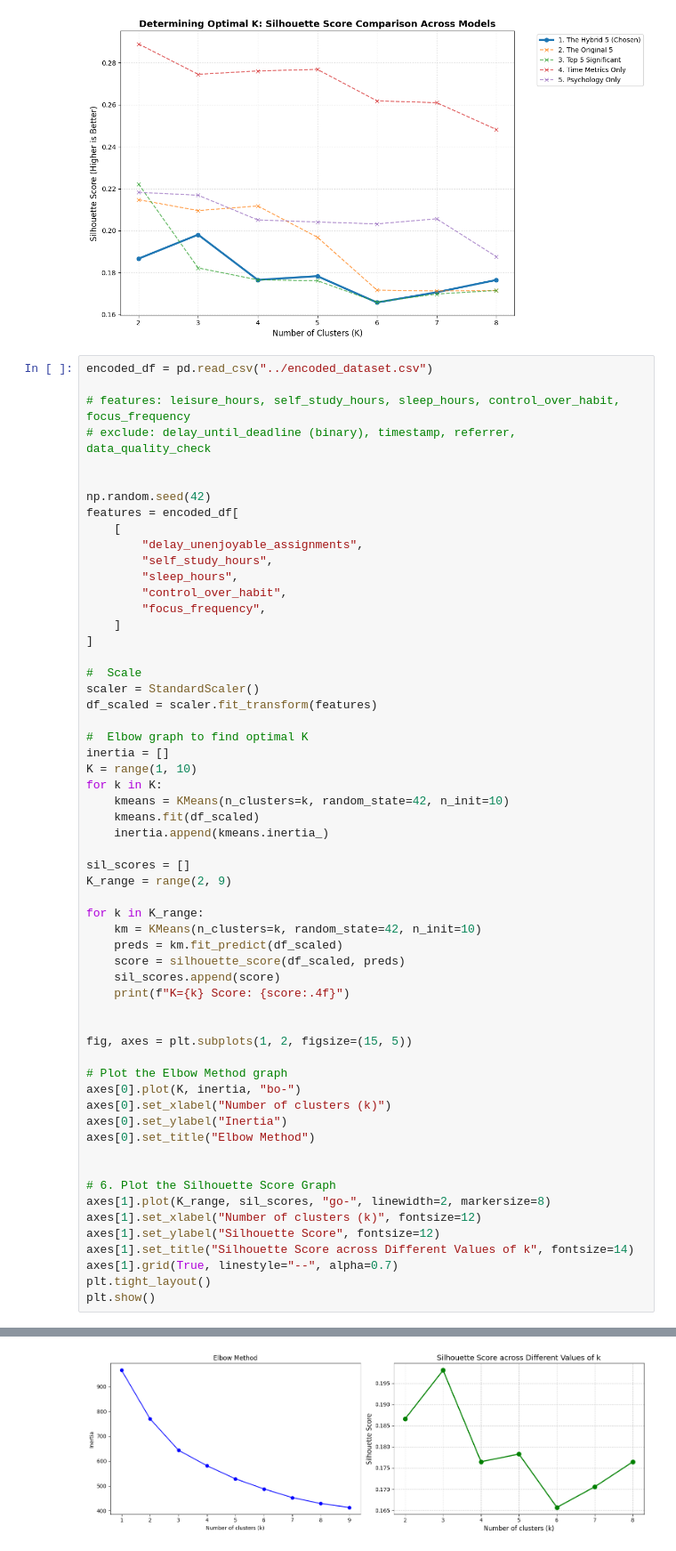
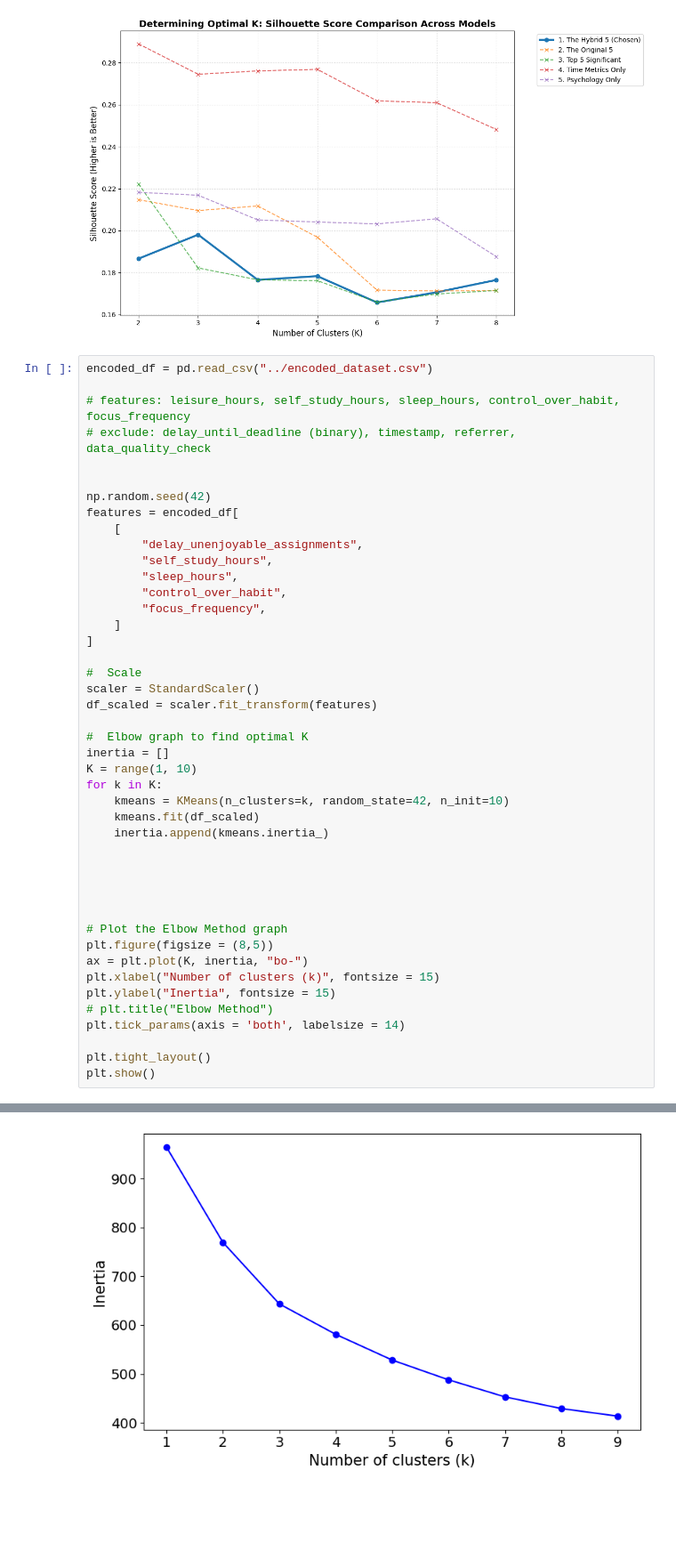
Before and after one commit to longlinh123456/final_project, a Jupyter notebook: source/unsupervised.ipynb, the cells around one changed output, grey strips where cells are left out. Shown at 89% size. Cells and saved outputs as stored; diff of their text form; blank space fills up the shorter version.

Commit message:
Modify visualization for elbow plot and silhouette score

```diff
--- a/source/unsupervised.ipynb
+++ b/source/unsupervised.ipynb
@@ -199,32 +210,18 @@ for k in K:
     kmeans.fit(df_scaled)
     inertia.append(kmeans.inertia_)
 
-sil_scores = []
-K_range = range(2, 9)
-
-for k in K_range:
-    km = KMeans(n_clusters=k, random_state=42, n_init=10)
-    preds = km.fit_predict(df_scaled)
-    score = silhouette_score(df_scaled, preds)
-    sil_scores.append(score)
-    print(f"K={k} Score: {score:.4f}")
 
 
-fig, axes = plt.subplots(1, 2, figsize=(15, 5))
+
 
 # Plot the Elbow Method graph
-axes[0].plot(K, inertia, "bo-")
-axes[0].set_xlabel("Number of clusters (k)")
-axes[0].set_ylabel("Inertia")
-axes[0].set_title("Elbow Method")
+plt.figure(figsize = (8,5))
+ax = plt.plot(K, inertia, "bo-")
+plt.xlabel("Number of clusters (k)", fontsize = 15)
+plt.ylabel("Inertia", fontsize = 15)
+# plt.title("Elbow Method")
+plt.tick_params(axis = 'both', labelsize = 14)
 
-
-# 6. Plot the Silhouette Score Graph
-axes[1].plot(K_range, sil_scores, "go-", linewidth=2, markersize=8)
-axes[1].set_xlabel("Number of clusters (k)", fontsize=12)
-axes[1].set_ylabel("Silhouette Score", fontsize=12)
-axes[1].set_title("Silhouette Score across Different Values of k", fontsize=14)
-axes[1].grid(True, linestyle="--", alpha=0.7)
 plt.tight_layout()
 plt.show()
 # %% [output]
@@ -238,4 +228,4 @@ K=8 Score: 0.1764
-[figure, old version]
+[figure, new version]
 # %%
 sil_scores = []
 K_range = range(2, 9)
```
Also changed, not shown: parts of 4 cells of this notebook.
